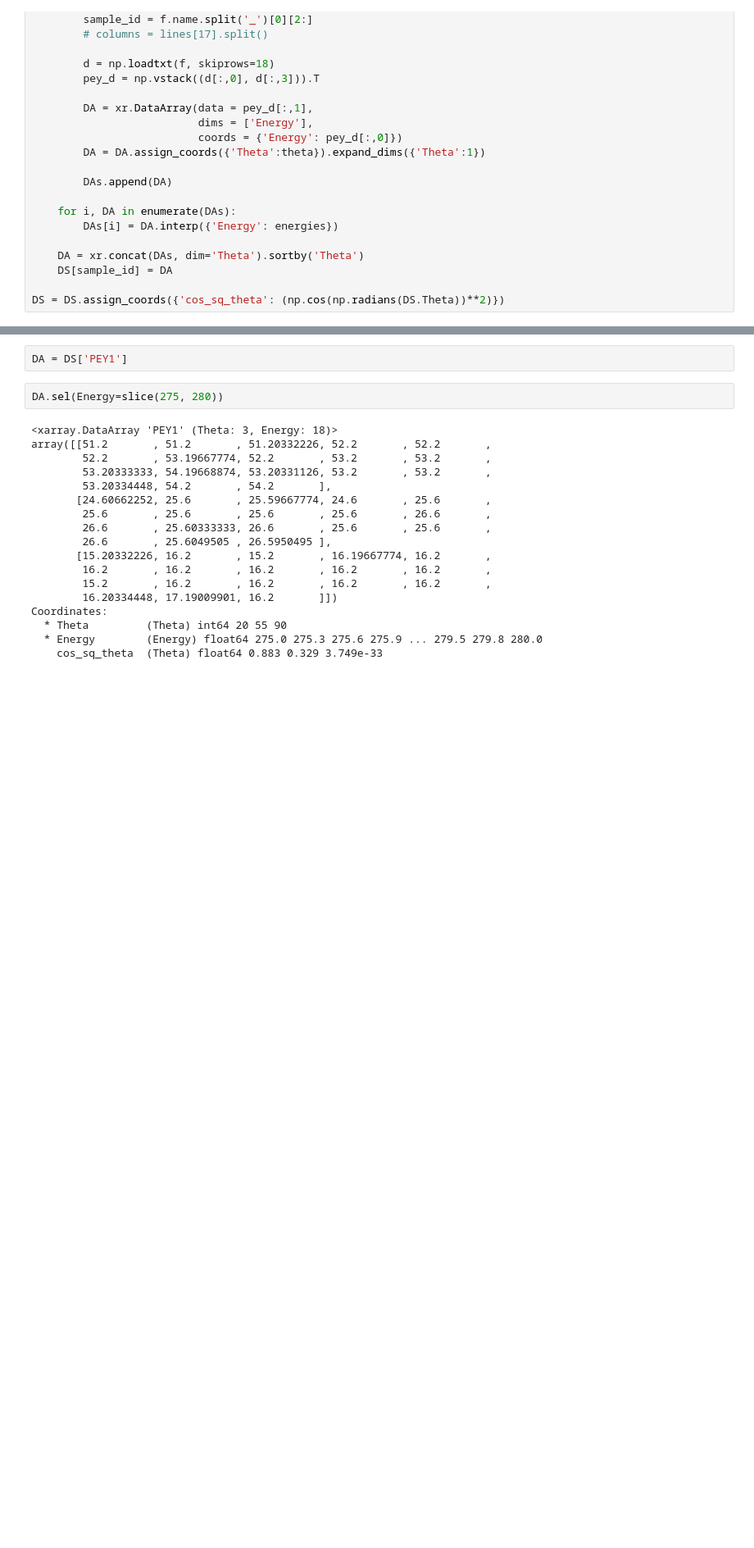
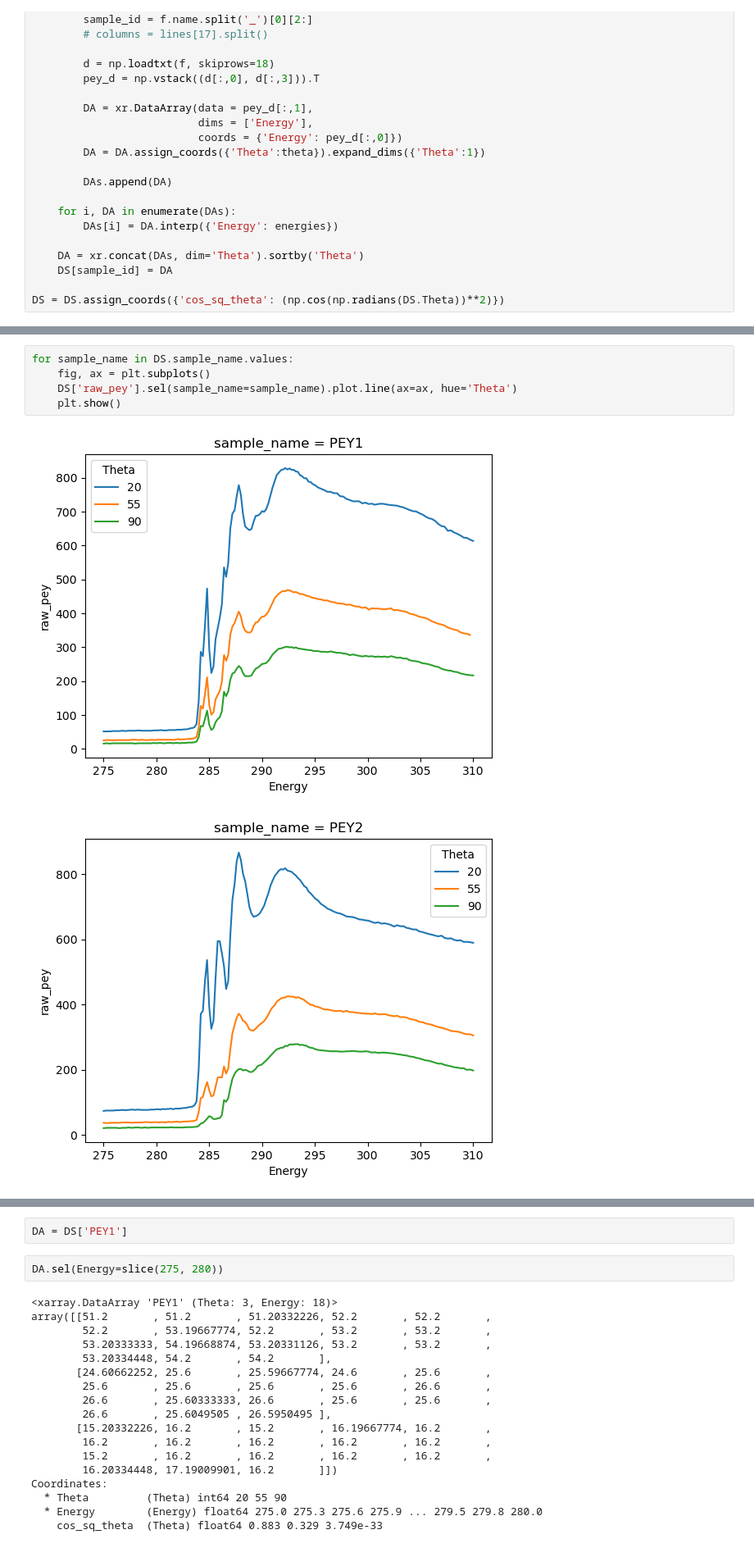
Before and after one commit to andrewjlevin/rsoxs_suite, a Jupyter notebook: sst1_notebooks/pey_sst2_loading.ipynb, the cells around one changed output, grey strips where cells are left out. Shown at 82% size. Cells and saved outputs as stored; diff of their text form; blank space fills up the shorter version.

```diff
--- a/sst1_notebooks/pey_sst2_loading.ipynb
+++ b/sst1_notebooks/pey_sst2_loading.ipynb
@@ -76,0 +141,8 @@ DS = DS.assign_coords({'cos_sq_theta': (np.cos(np.radians(DS.Theta))**2)})
+# %%
+for sample_name in DS.sample_name.values:
+    fig, ax = plt.subplots()
+    DS['raw_pey'].sel(sample_name=sample_name).plot.line(ax=ax, hue='Theta')
+    plt.show()
+# %% [output]
+[figure, added]
+[figure, added]
```
Also changed, not shown: parts of 8 cells of this notebook, 1 other file.
